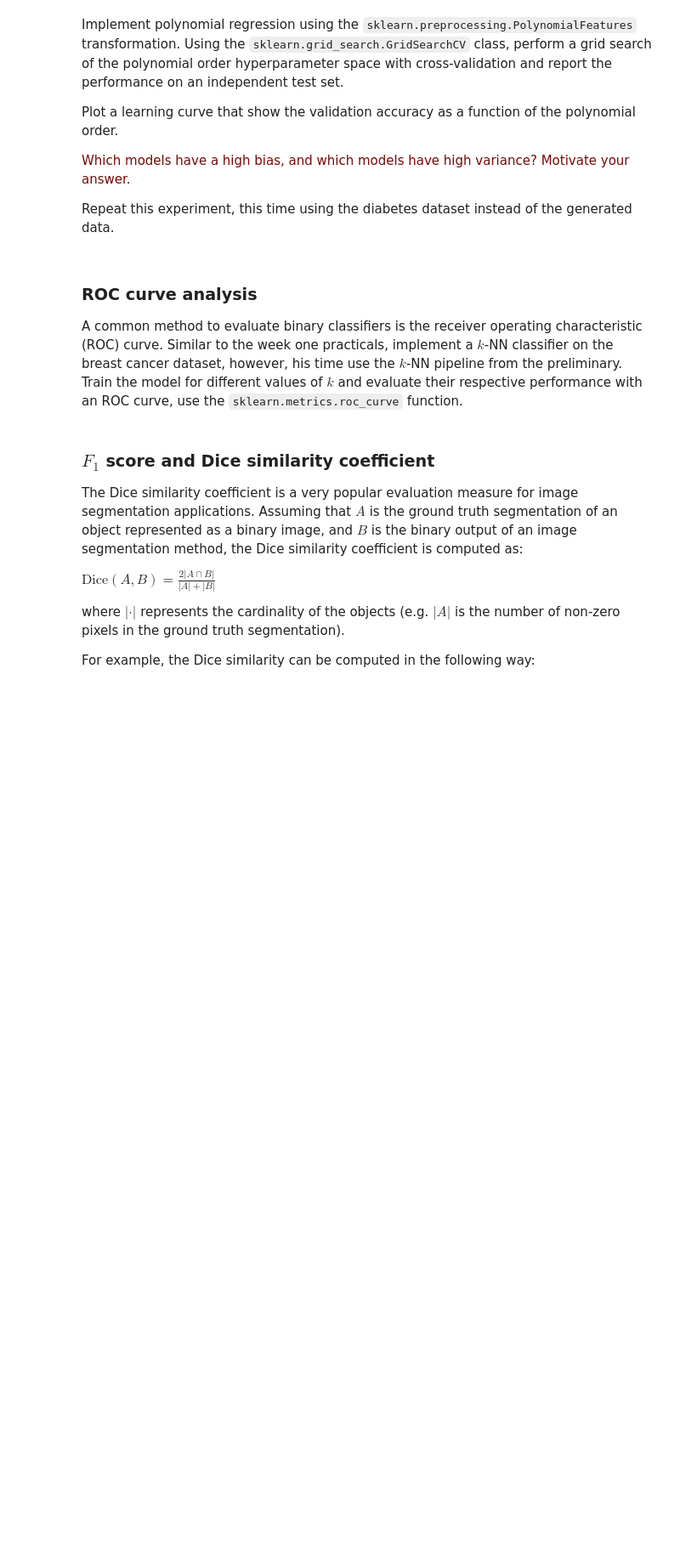
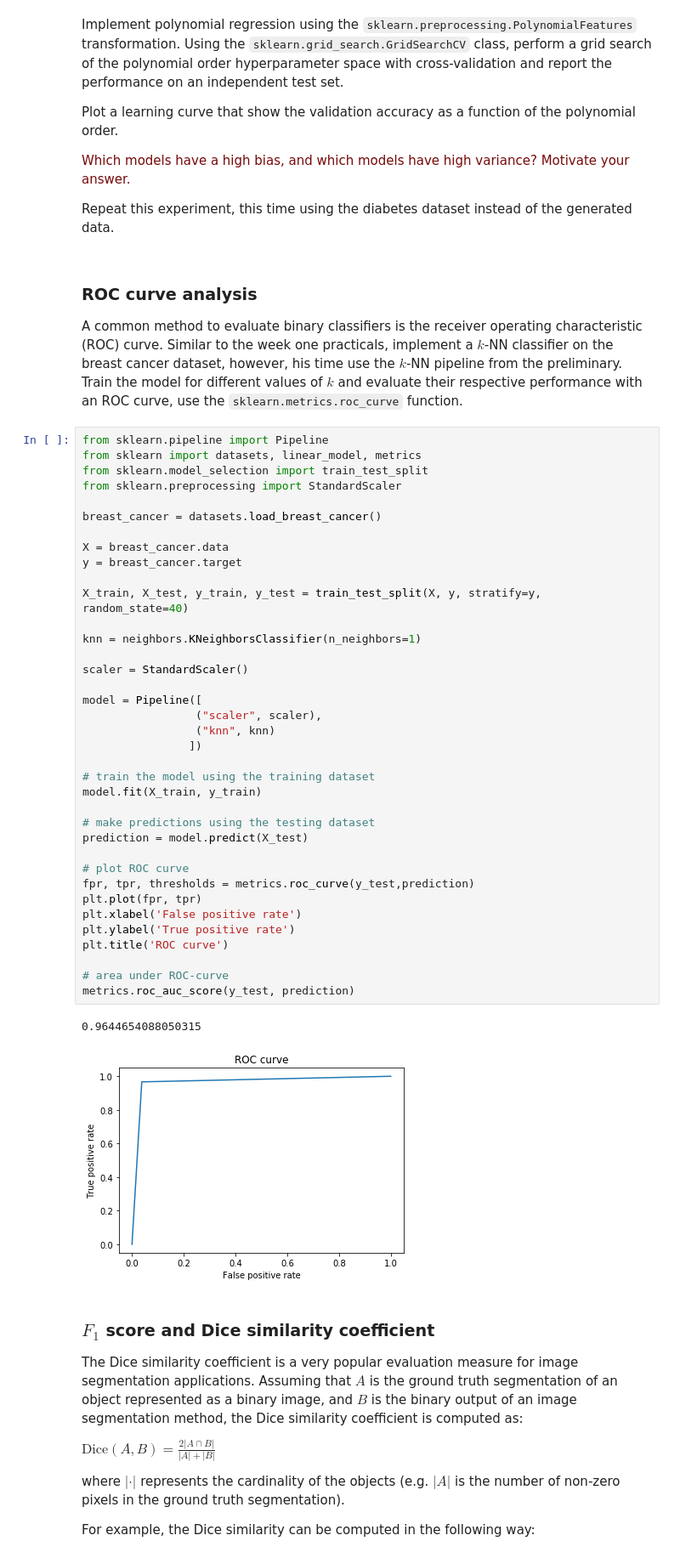
Before and after one commit to tdewaard/8dm40-machine-learning, a Jupyter notebook: practicals/week_2.ipynb, the cells around one changed output. Shown at 85% size. Cells and saved outputs as stored; diff of their text form; blank space fills up the shorter version.

```diff
--- a/practicals/week_2.ipynb
+++ b/practicals/week_2.ipynb
@@ -169,6 +175,46 @@ Repeat this experiment, this time using the diabetes dataset instead of the gene
 # %% [markdown]
 ### ROC curve analysis
 A common method to evaluate binary classifiers is the receiver operating characteristic (ROC) curve. Similar to the week one practicals, implement a $k$-NN classifier on the breast cancer dataset, however, his time use the $k$-NN pipeline from the preliminary. Train the model for different values of $k$ and evaluate their respective performance with an ROC curve, use the `sklearn.metrics.roc_curve` function.
+# %%
+from sklearn.pipeline import Pipeline
+from sklearn import datasets, linear_model, metrics
+from sklearn.model_selection import train_test_split
+from sklearn.preprocessing import StandardScaler
+
+breast_cancer = datasets.load_breast_cancer()
+
+X = breast_cancer.data
+y = breast_cancer.target
+
+X_train, X_test, y_train, y_test = train_test_split(X, y, stratify=y, random_state=40)
+
+knn = neighbors.KNeighborsClassifier(n_neighbors=1)
+
+scaler = StandardScaler()
+
+model = Pipeline([
+                 ("scaler", scaler),
+                 ("knn", knn)
+                ])
+
+# train the model using the training dataset
+model.fit(X_train, y_train)
+
+# make predictions using the testing dataset
+prediction = model.predict(X_test)
+
+# plot ROC curve
+fpr, tpr, thresholds = metrics.roc_curve(y_test,prediction)
+plt.plot(fpr, tpr)
+plt.xlabel('False positive rate')
+plt.ylabel('True positive rate')
+plt.title('ROC curve')
+
+# area under ROC-curve
+metrics.roc_auc_score(y_test, prediction)
+# %% [output]
+0.9644654088050315
+[figure, added]
 # %% [markdown]
 ### $F_1$ score and Dice similarity coefficient
 
```
Also changed, not shown: parts of 3 cells of this notebook.
